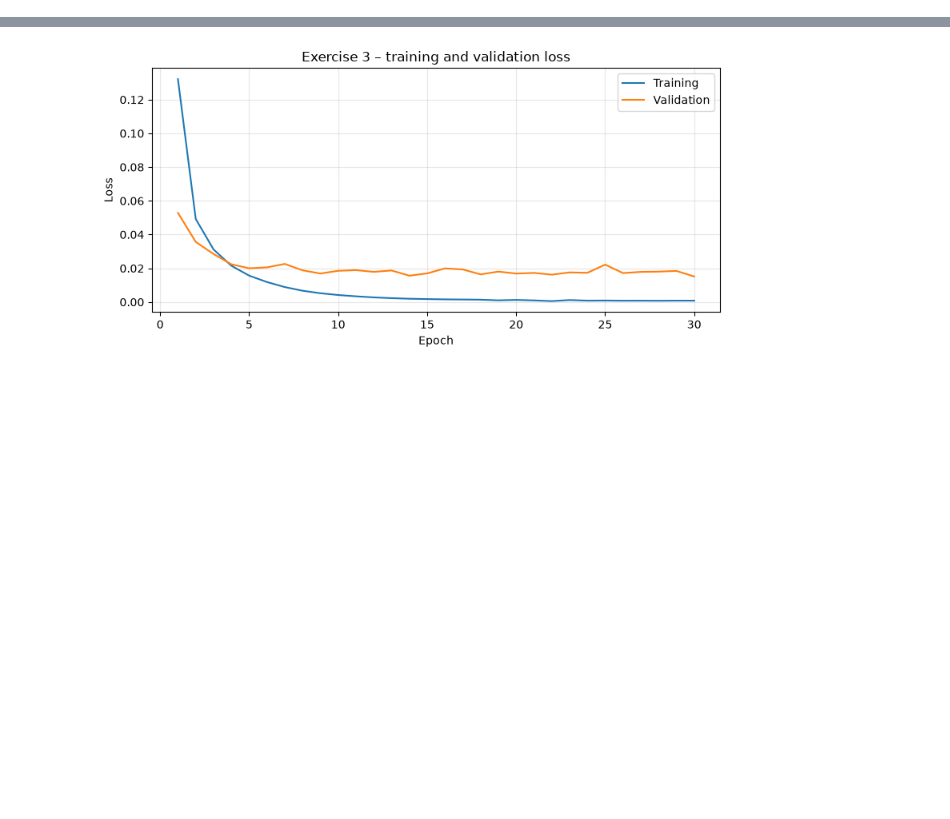
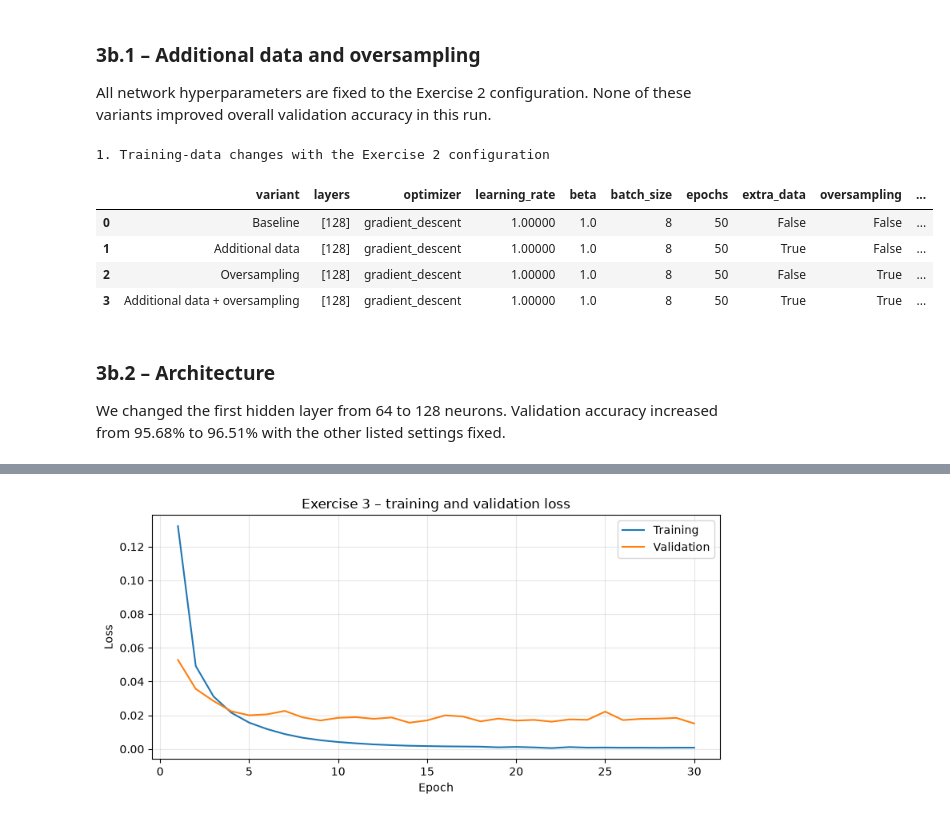
Before and after one commit to MarekMatrix/72.27-Delivery-3, a Jupyter notebook: notebooks/ex3_results.ipynb, the cells around one changed output, grey strips where cells are left out. Saved outputs shown, nothing was run; the diff lists cells and outputs as text; code cells hidden in the pictures; blank space fills up the shorter version.

```diff
--- a/notebooks/ex3_results.ipynb
+++ b/notebooks/ex3_results.ipynb
@@ -98,0 +356,22 @@ display(results.round(4))
+# %% [markdown]
+### 3b.1 – Additional data and oversampling
+
+All network hyperparameters are fixed to the Exercise 2 configuration. None of these variants improved overall validation accuracy in this run.
+# %%
+show_comparison("1. Training-data changes with the Exercise 2 configuration", [
+    ("Baseline", "ex2_config_baseline"),
+    ("Additional data", "ex2_config_extra_data"),
+    ("Oversampling", "ex2_config_oversampled"),
+    ("Additional data + oversampling", "ex2_config_extra_oversampled"),
+])
+# %% [output]
+1. Training-data changes with the Exercise 2 configuration
+|  | variant | layers | optimizer | learning_rate | beta | batch_size | epochs | extra_data | oversampling | ... |
+| 0 | Baseline | [128] | gradient_descent | 1.00000 | 1.0 | 8 | 50 | False | False | ... |
+| 1 | Additional data | [128] | gradient_descent | 1.00000 | 1.0 | 8 | 50 | True | False | ... |
+| 2 | Oversampling | [128] | gradient_descent | 1.00000 | 1.0 | 8 | 50 | False | True | ... |
+| 3 | Additional data + oversampling | [128] | gradient_descent | 1.00000 | 1.0 | 8 | 50 | True | True | ... |
+# %% [markdown]
+### 3b.2 – Architecture
+
+We changed the first hidden layer from 64 to 128 neurons. Validation accuracy increased from 95.68% to 96.51% with the other listed settings fixed.
```
Also changed, not shown: parts of 32 cells of this notebook.
